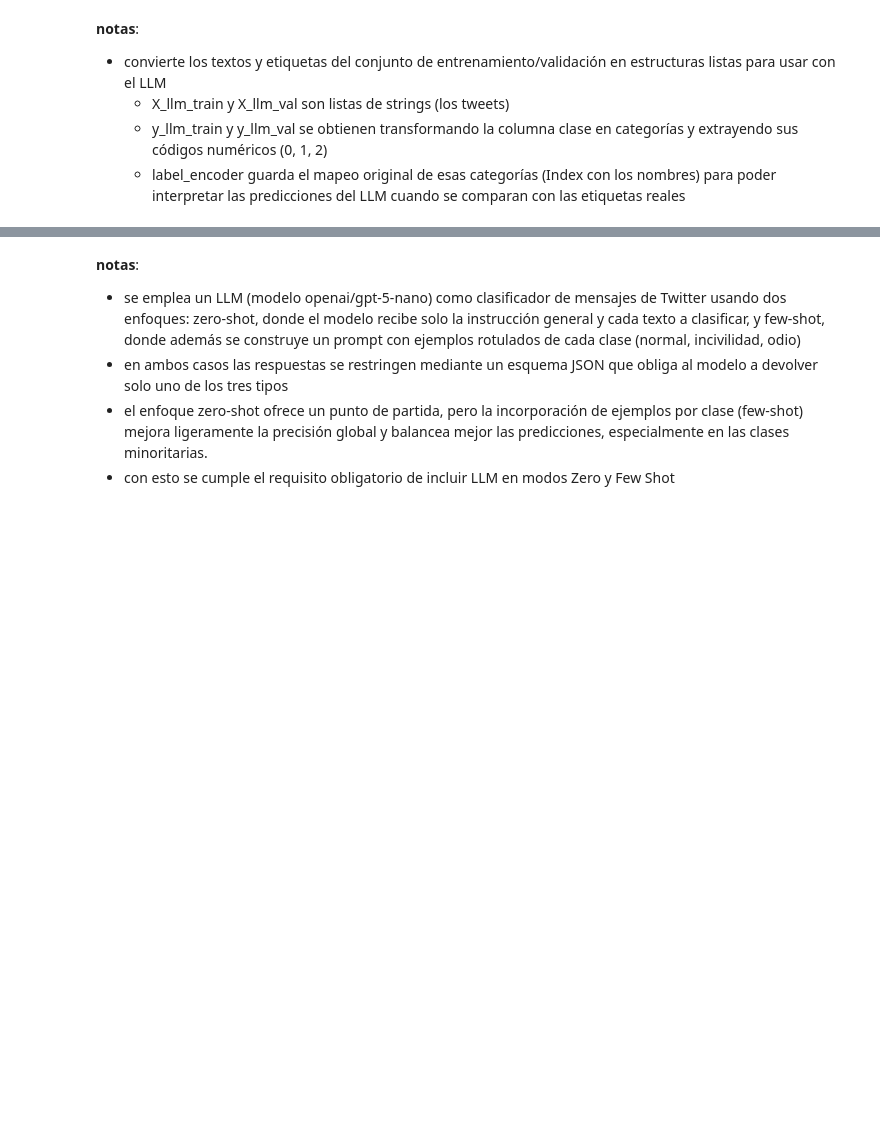
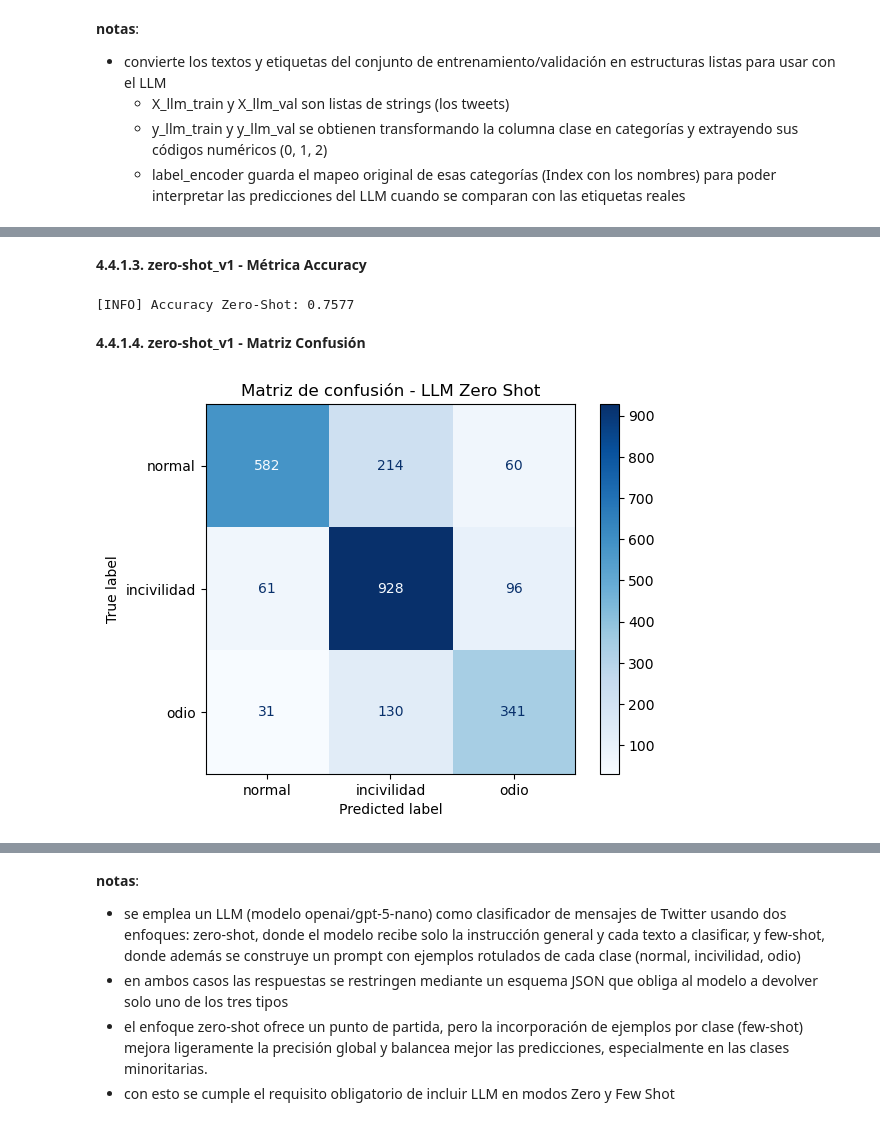
Before and after one commit to mborquezb/nlp-text-representations-and-supervised-models, a Jupyter notebook: mbb-cc66q-1-assignment-2.ipynb, the cells around one changed output, grey strips where cells are left out. Drawn from its saved outputs; the diff is of its cells as text; code cells hidden in the pictures; blank space fills up the shorter version.

Commit message:
llm-models-ejecutions-logs

```diff
--- a/mbb-cc66q-1-assignment-2.ipynb
+++ b/mbb-cc66q-1-assignment-2.ipynb
@@ -2396,0 +2350,30 @@ plt.show()
+# %%
+def clasificador_zero_shot_v1(text):
+    schema = {
+        "type": "object",
+        "properties": {
+            "tipo": {
+                "type": "string",
+                "enum": ['normal', 'incivilidad', 'odio'],
+                "description": "Tipo de mensaje en twitter: 'normal', 'incivilidad' o 'odio'"
+            }
+        },
+        "required": ["tipo"],
+        "additionalProperties": False
+    }
+    response = client.responses.create(
+        model="openai/gpt-5-nano",
+        input=[
+            {"role": "system", "content": "Eres un clasificador de mensajes en twitter."},
+            {"role": "user", "content": text}
+        ],
+        text={
+            "format": {
+                "type": "json_schema",
+                "name": "tweet_clasificacion",
+                "schema": schema,
+                "strict": True
+            }
+        }
+    )
+    return json.loads(response.output_text)["tipo"]
@@ -2396,0 +2477,6 @@ plt.show()
+# %%
+# se immplementa esquema de respaldo porque ejecución puede tardar mucho tiempo (220minutos aprox)
+print("[INFO] Clasificación con LLM zero-shot:")
+y_pred_llm_zero_v1 = cargar_o_ejecutar_predicciones(cache_zero_v1, clasificador_zero_shot_v1)
+# pasa de códigos numéricos a strings
+y_llm_val_text_zero = label_encoder[y_llm_val]
@@ -2396,0 +2508,16 @@ plt.show()
+# %% [markdown]
+**4.4.1.3. zero-shot_v1 - Métrica Accuracy**
+# %%
+acc_zero_v1 = accuracy_score(y_llm_val_text_zero, y_pred_llm_zero_v1)
+print(f"[INFO] Accuracy Zero-Shot: {acc_zero_v1:.4f}")
+# %% [output]
+[INFO] Accuracy Zero-Shot: 0.7577
+# %% [markdown]
+**4.4.1.4. zero-shot_v1 - Matriz Confusión**
+# %%
+cm_zero_v1 = confusion_matrix(y_llm_val_text_zero, y_pred_llm_zero_v1, labels=target_classes)
+ConfusionMatrixDisplay(cm_zero_v1, display_labels=target_classes).plot(cmap="Blues")
+plt.title("Matriz de confusión - LLM Zero Shot")
+plt.show()
+# %% [output]
+[figure, added]
```
Also changed, not shown: parts of 86 cells of this notebook, 33 other files.
